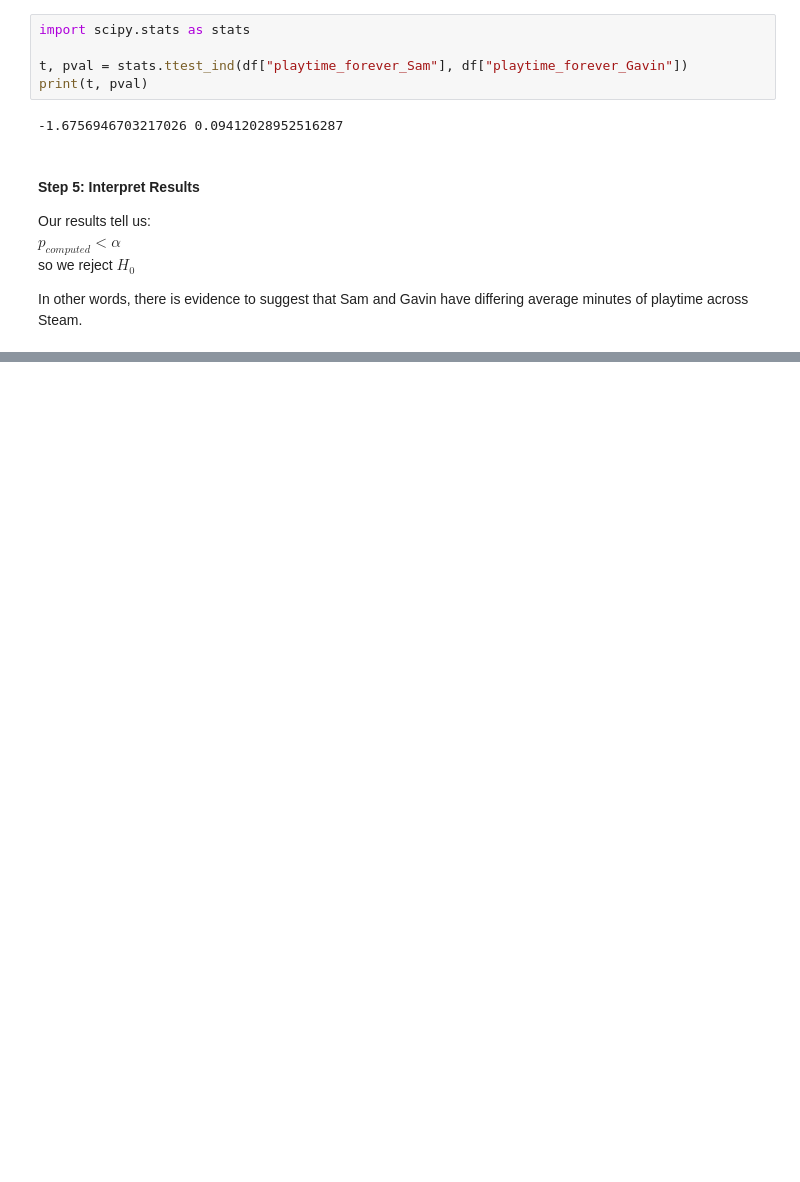
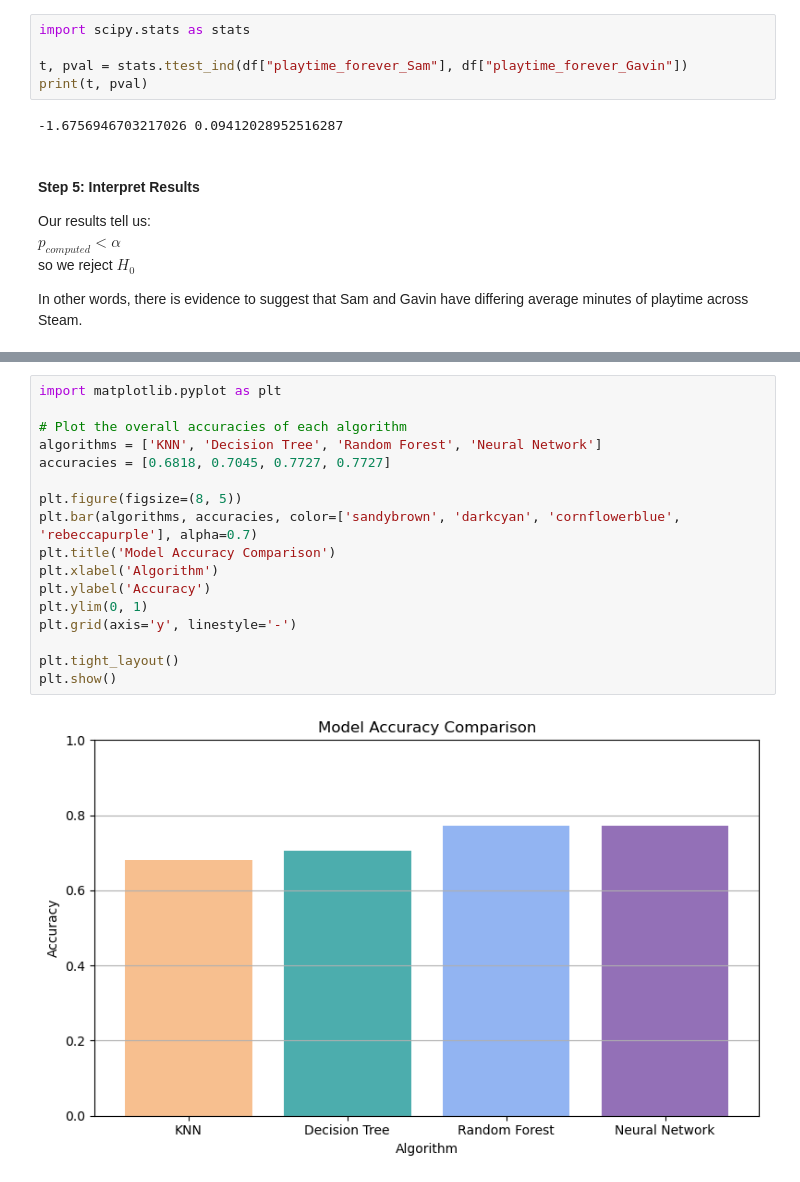
Before and after one commit to samueleallen/Quantified-Self, a Jupyter notebook: QuantifiedSelf.ipynb, the cells around one changed output, grey strips where cells are left out. Saved outputs shown, nothing was run; the diff lists cells and outputs as text; blank space fills up the shorter version.

Commit message:
completed machine learning algorithms

```diff
--- a/QuantifiedSelf.ipynb
+++ b/QuantifiedSelf.ipynb
@@ -376,0 +651,19 @@ In other words, there is evidence to suggest that Sam and Gavin have differing a
+# %%
+import matplotlib.pyplot as plt
+
+# Plot the overall accuracies of each algorithm
+algorithms = ['KNN', 'Decision Tree', 'Random Forest', 'Neural Network']
+accuracies = [0.6818, 0.7045, 0.7727, 0.7727]
+
+plt.figure(figsize=(8, 5))
+plt.bar(algorithms, accuracies, color=['sandybrown', 'darkcyan', 'cornflowerblue', 'rebeccapurple'], alpha=0.7)
+plt.title('Model Accuracy Comparison')
+plt.xlabel('Algorithm')
+plt.ylabel('Accuracy')
+plt.ylim(0, 1)
+plt.grid(axis='y', linestyle='-')
+
+plt.tight_layout()
+plt.show()
+# %% [output]
+[figure, added]
```
Also changed, not shown: parts of 22 cells of this notebook.
